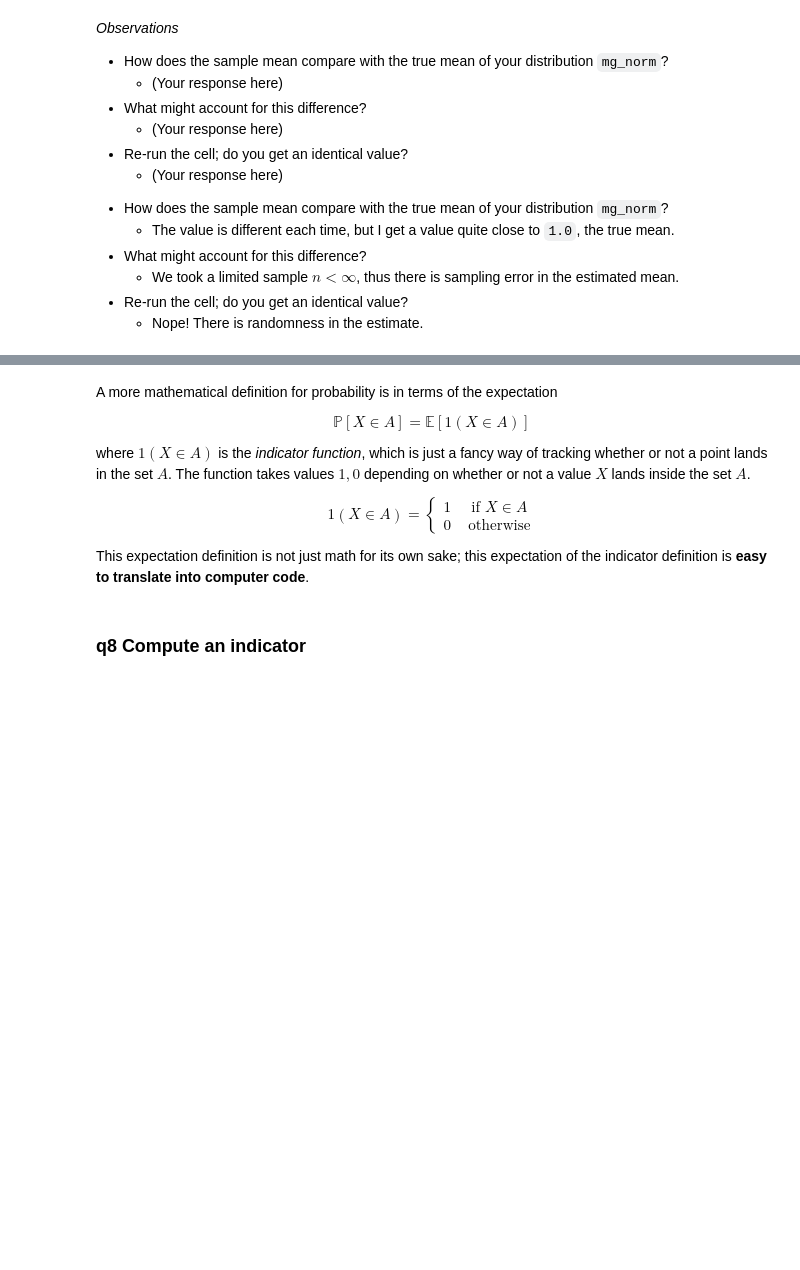
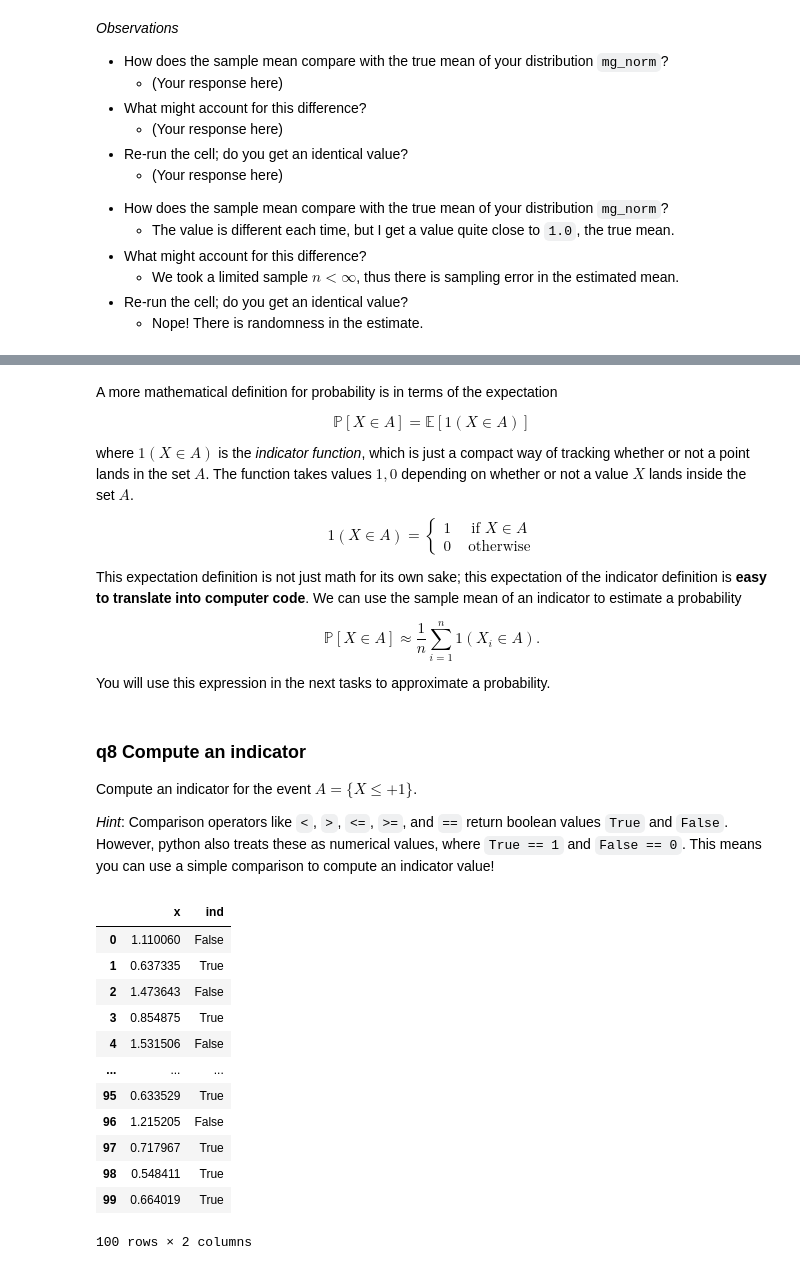
Before and after one commit to zdelrosario/evc-course, a Jupyter notebook: exercises/e-stat04-distributions-master.ipynb, the cells around one changed output, grey strips where cells are left out. Cells and saved outputs as stored; diff of their text form; code cells hidden in the pictures; blank space fills up the shorter version.

```diff
--- a/exercises/e-stat04-distributions-master.ipynb
+++ b/exercises/e-stat04-distributions-master.ipynb
@@ -536,34 +571,59 @@ A more mathematical definition for probability is in terms of the expectation
 
 $$\mathbb{P}[X \in A] = \mathbb{E}[1(X \in A)]$$
 
-where $1(X \in A)$ is the *indicator function*, which is just a fancy way of tracking whether or not a point lands in the set $A$. The function takes values $1,0$ depending on whether or not a value $X$ lands inside the set $A$.
+where $1(X \in A)$ is the *indicator function*, which is just a compact way of tracking whether or not a point lands in the set $A$. The function takes values $1,0$ depending on whether or not a value $X$ lands inside the set $A$.
 
 $$1(X \in A) = \left\{\begin{array}{cc} 1 & \text{ if }X \in A \\ 0 & \text{ otherwise}\end{array}\right.$$
 
-This expectation definition is not just math for its own sake; this expectation of the indicator definition is **easy to translate into computer code**.
+This expectation definition is not just math for its own sake; this expectation of the indicator definition is **easy to translate into computer code**. We can use the sample mean of an indicator to estimate a probability
+
+$$\mathbb{P}[X \in A] \approx \frac{1}{n} \sum_{i=1}^n 1(X_i \in A).$$
+
+You will use this expression in the next tasks to approximate a probability.
 # %% [markdown]
 ### __q8__ Compute an indicator
+
+Compute an indicator for the event $A = \{X \leq +1\}$.
+
+*Hint*: Comparison operators like `<`, `>`, `<=`, `>=`, and `==` return boolean values `True` and `False`. However, python also treats these as numerical values, where `True == 1` and `False == 0`. This means you can use a simple comparison to compute an indicator value!
 # %%
-## TASK:
+## TASK: Compute an indicator for the event where x <= 1
 df_ind = (
     gr.df_make(x=mg_norm.r(100))
+    >> gr.tf_mutate(
 # task-begin
-    ## Compute the indicator function, call it "ind"
+    ## Compute the indicator function, call it `ind`
+        # ind=???
 # task-end
 # solution-begin
-    >> gr.tf_mutate(
         ind=DF.x <= 1,
+# solution-end
     )
-# solution-end
 )
 
 # NOTE: No need to edit; use this to check your work
 assert \
     "ind" in df_ind.columns, \
     "The result df_ind does not have an indicator column `ind`"
 
 assert \
     (all(df_ind.ind == (df_ind.x <= 1))), \
     "Your indicator column `ind` is incorrect."
+
+df_ind
+# %% [output]
+|  | x | ind |
+| 0 | 1.110060 | False |
+| 1 | 0.637335 | True |
+| 2 | 1.473643 | False |
+| 3 | 0.854875 | True |
+| 4 | 1.531506 | False |
+| ... | ... | ... |
+| 95 | 0.633529 | True |
+| 96 | 1.215205 | False |
+| 97 | 0.717967 | True |
+| 98 | 0.548411 | True |
+| 99 | 0.664019 | True |
+100 rows × 2 columns
 # %% [markdown]
 ### __q9__ Estimate a probability
```
Also changed, not shown: parts of 48 cells of this notebook.
